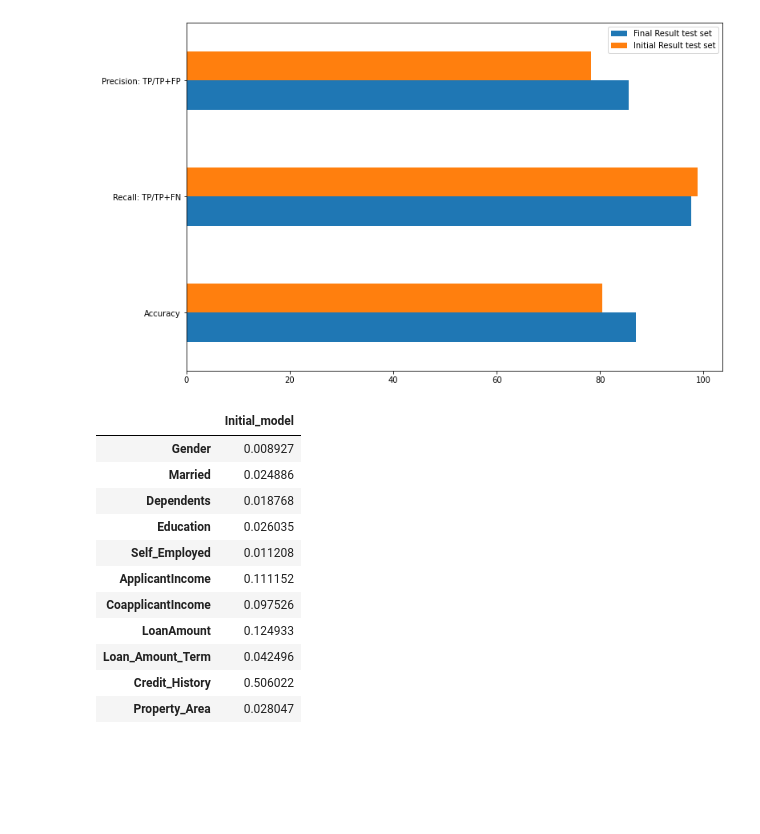
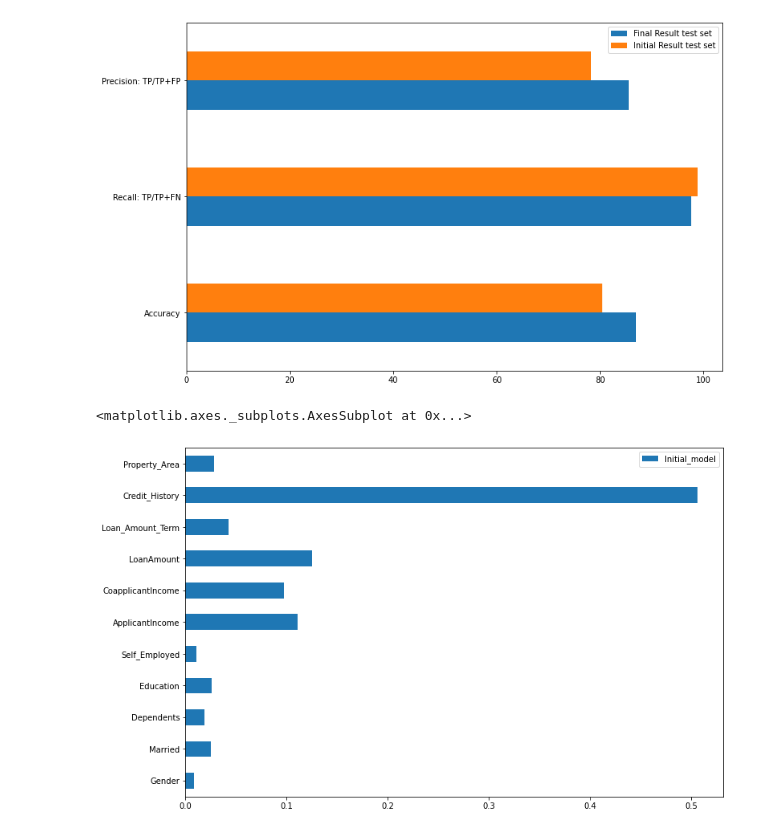
Before and after one commit to TiberiuAntoniu/Data-Science-in-industry, a Jupyter notebook: Random_Forest_improvement.ipynb, the cells around one changed output. Drawn from its saved outputs; the diff is of its cells as text; code cells hidden in the pictures; blank space fills up the shorter version.

```diff
--- a/Random_Forest_improvement.ipynb
+++ b/Random_Forest_improvement.ipynb
@@ -278,19 +291,9 @@ train_res.plot(kind='barh', figsize=(12, 8))
 [figure]
 # %%
 importance = pd.DataFrame({'Initial_model' : initial_forest_model.feature_importances_}, index=x_train.columns)
-importance
+importance.plot(kind='barh', figsize=(12, 8))
 # %% [output]
-|  | Initial_model |
-| Gender | 0.008927 |
-| Married | 0.024886 |
-| Dependents | 0.018768 |
-| Education | 0.026035 |
-| Self_Employed | 0.011208 |
-| ApplicantIncome | 0.111152 |
-| CoapplicantIncome | 0.097526 |
-| LoanAmount | 0.124933 |
-| Loan_Amount_Term | 0.042496 |
-| Credit_History | 0.506022 |
-| Property_Area | 0.028047 |
+<matplotlib.axes._subplots.AxesSubplot at 0x...>
+[figure, added]
 # %%
 importance = pd.DataFrame({'Final_model' : forest_model.feature_importances_}, index=X_train.columns)
```
Also changed, not shown: parts of 3 cells of this notebook.
